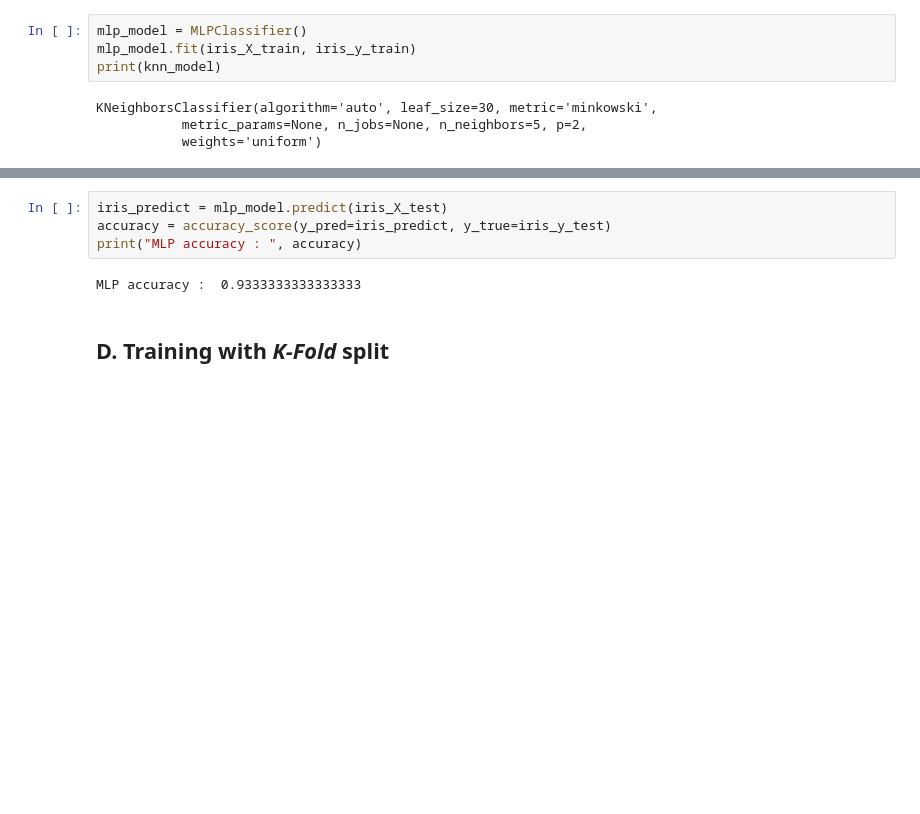
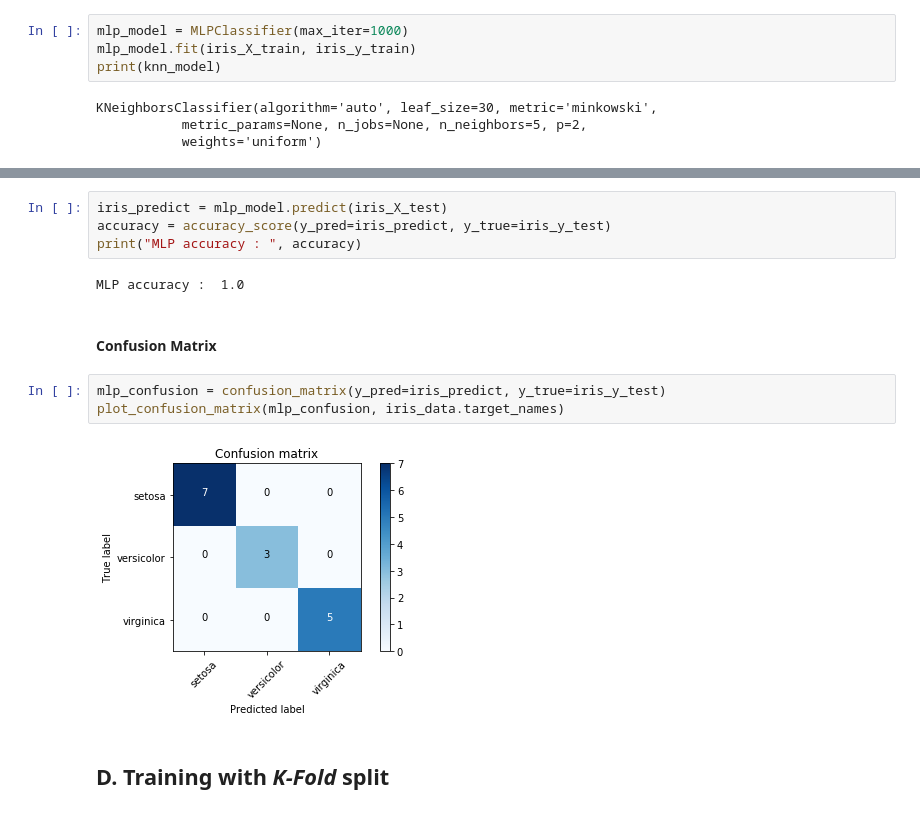
Before and after one commit to 13516016/sklearn-exploration, a Jupyter notebook: Tugas Kecil - AI - II.ipynb, the cells around one changed output, grey strips where cells are left out. Saved outputs shown, nothing was run; the diff lists cells and outputs as text; blank space fills up the shorter version.

```diff
--- a/Tugas Kecil - AI - II.ipynb
+++ b/Tugas Kecil - AI - II.ipynb
@@ -138,5 +165,5 @@ kNN accuracy :  0.9333333333333333
 # %%
-mlp_model = MLPClassifier()
+mlp_model = MLPClassifier(max_iter=1000)
 mlp_model.fit(iris_X_train, iris_y_train)
 print(knn_model)
 # %% [output]
@@ -148,7 +177,14 @@ iris_predict = mlp_model.predict(iris_X_test)
 accuracy = accuracy_score(y_pred=iris_predict, y_true=iris_y_test)
 print("MLP accuracy : ", accuracy)
 # %% [output]
-MLP accuracy :  0.9333333333333333
+MLP accuracy :  1.0
+# %% [markdown]
+#### Confusion Matrix
+# %%
+mlp_confusion = confusion_matrix(y_pred=iris_predict, y_true=iris_y_test)
+plot_confusion_matrix(mlp_confusion, iris_data.target_names)
+# %% [output]
+[figure, added]
 # %% [markdown]
 ## D. Training with *K-Fold* split
 # %% [markdown]
```
Also changed, not shown: parts of 14 cells of this notebook.
